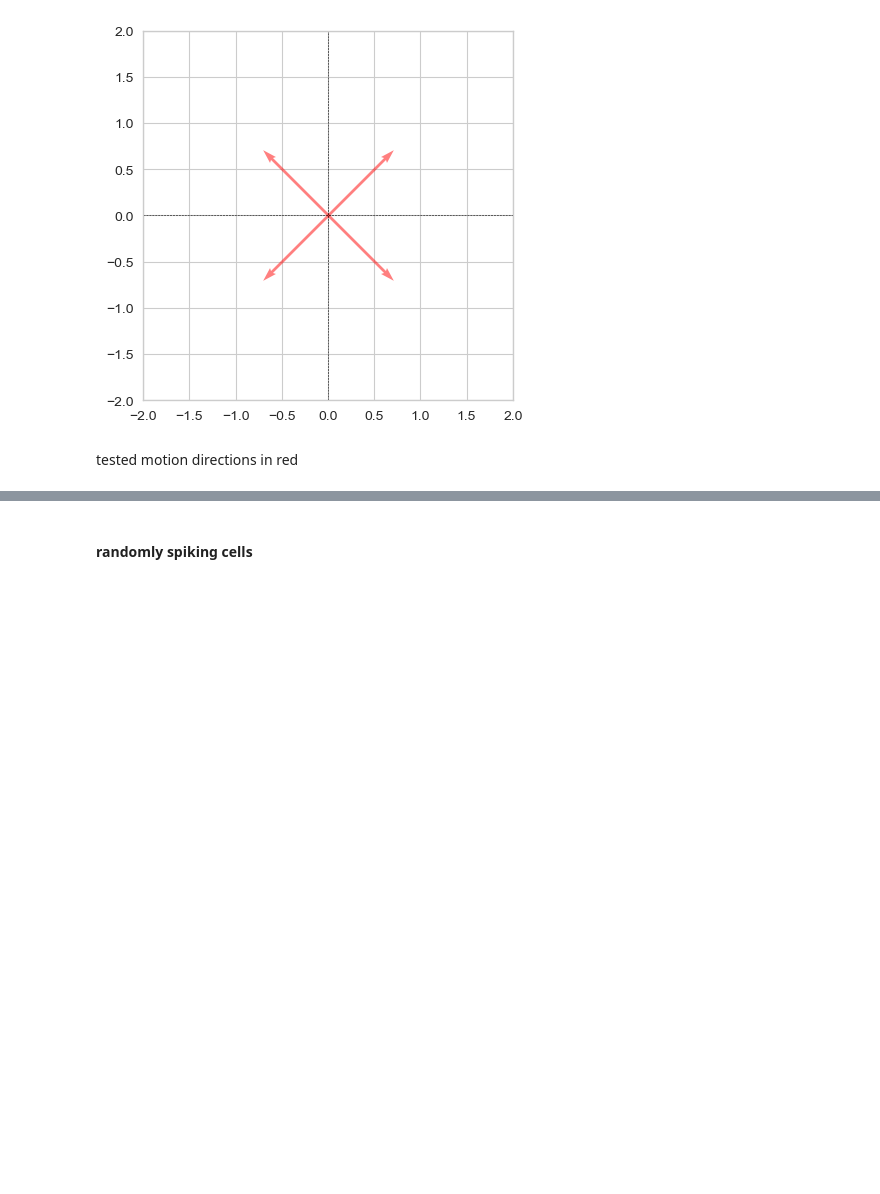
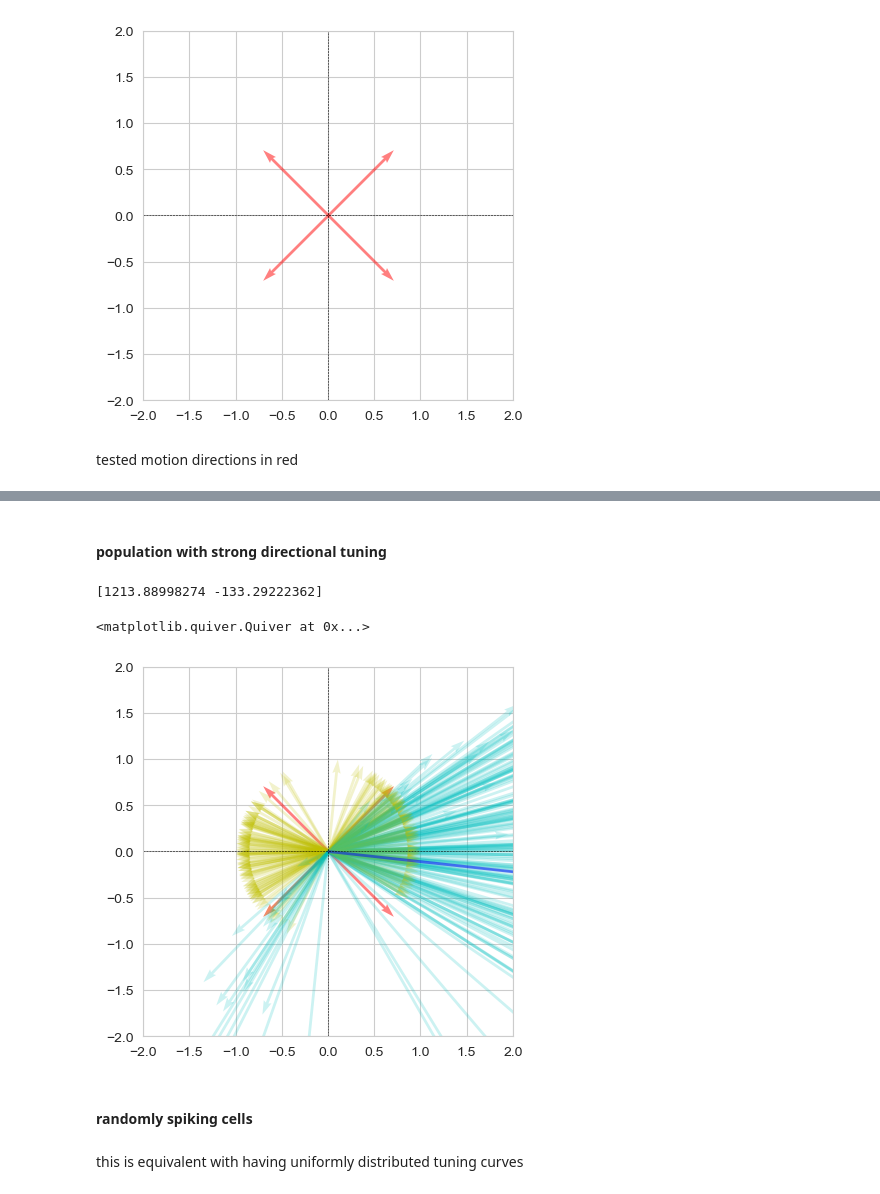
Before and after one commit to marek1n/georgopoulos1986, a Jupyter notebook: population_vector2d.ipynb, the cells around one changed output, grey strips where cells are left out. Drawn from its saved outputs; the diff is of its cells as text; code cells hidden in the pictures; blank space fills up the shorter version.

Commit message:
strongly directionally tuned cells

```diff
--- a/population_vector2d.ipynb
+++ b/population_vector2d.ipynb
@@ -115,2 +115,15 @@ cells = [Cell(tested_angles[j], tested_angles)
+# %%
+cells = [Cell(tested_angles[j], tested_angles) # replace with uniform distribution to have all angles
+            for j in range(len(tested_angles))
+            for i in range(50)]
+
+cells_directional = [Cell(np.random.normal(loc=np.pi, scale=np.pi/8),
+                        tested_angles
+                        ) for j in range(len(tested_angles))
+                        for i in range(25)] + \
+                    [Cell(np.random.normal(loc=np.pi/8, scale=np.pi/8),
+                        tested_angles
+                        ) for j in range(len(tested_angles))
+                        for i in range(25)]
 # %%
 tested_angle_idx = 3
@@ -142,5 +155,32 @@ plt.quiver(0, 0, P[0], P[1], angles='xy', scale_units='xy', scale=1, color='b',
+# %% [markdown]
+#### population with strong directional tuning
+# %%
+Ns = np.empty((len(cells_directional), 2))
+
+plot_experimental_design(vertices)
+
+
+for i, c in enumerate(cells_directional):
+    params = get_regression_coefficients(vertices, c.discharge_rates_cos)
+    C = compute_cardinal_direction_vector(params)
+    # print(C);
+    plt.quiver(0, 0, C[0], C[1], angles='xy', scale_units='xy', scale=1, color='y', alpha=0.2)
+    N = compute_vectorial_contribution(params, c.discharge_rates_cos[tested_angle_idx])
+    plt.quiver(0, 0, N[0], N[1], angles='xy', scale_units='xy', scale=1, color='c', alpha=0.2)
+    Ns[i, :] = N
+
+P = np.sum(Ns, axis=0)
+
+print(P)
+plt.quiver(0, 0, P[0], P[1], angles='xy', scale_units='xy', scale=1, color='b', alpha=0.5)
+# %% [output]
+[1213.88998274 -133.29222362]
+<matplotlib.quiver.Quiver at 0x...>
+[figure, added]
 # %% [markdown]
 #### randomly spiking cells
+# %% [markdown]
+this is equivalent with having uniformly distributed tuning curves
 # %%
 Ns = np.empty((len(cells), 2))
 
```
Also changed, not shown: parts of 8 cells of this notebook.
